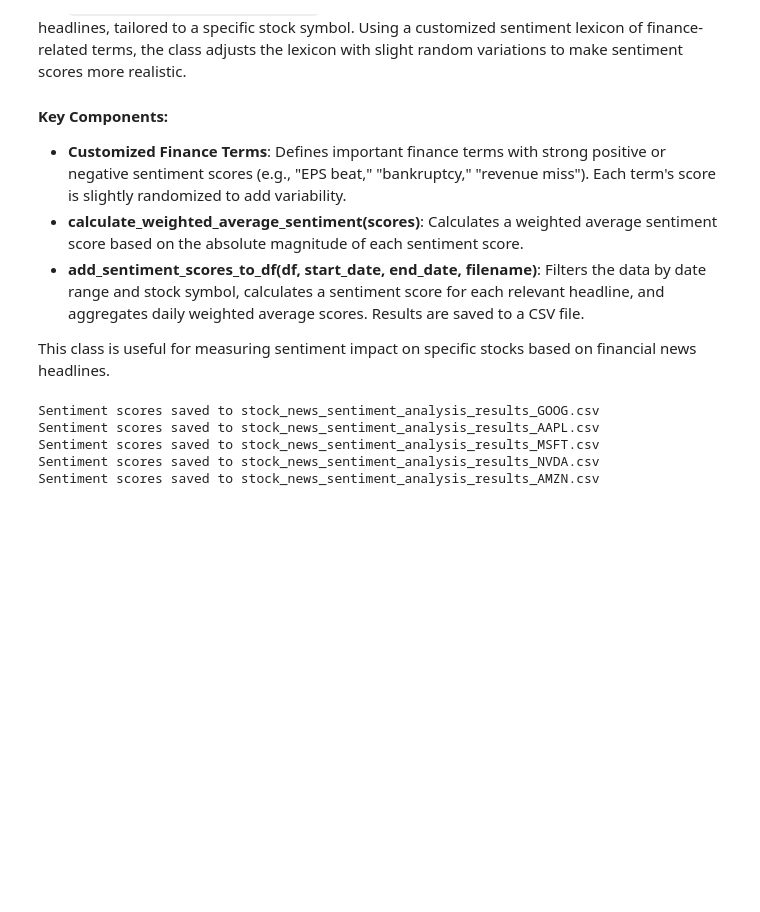
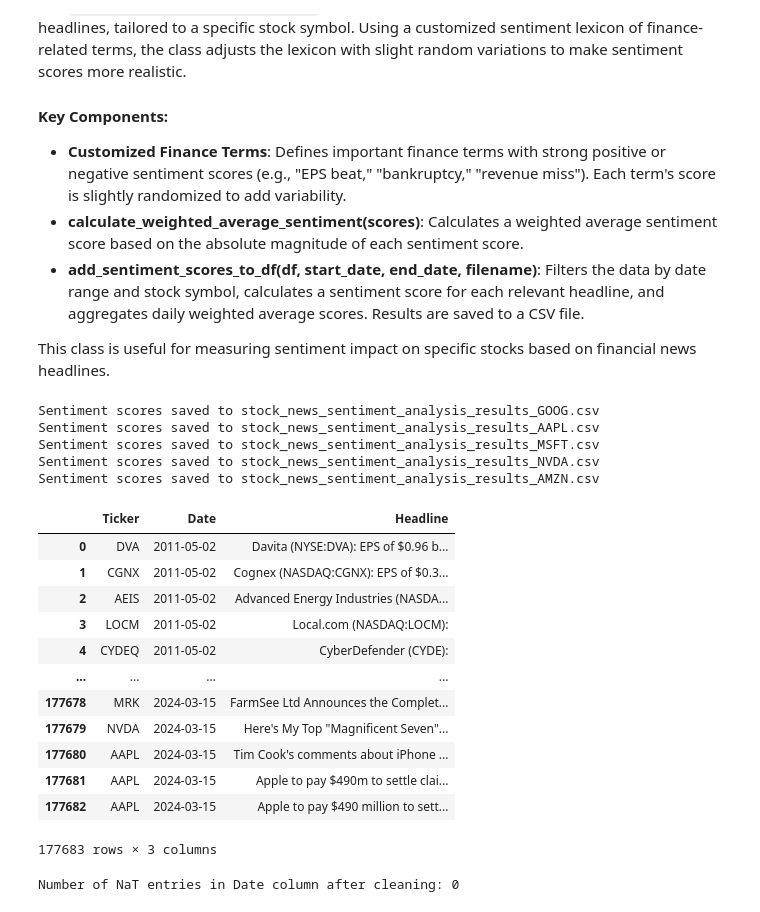
Before and after one commit to rishabhtyagi989/SIGNS_2024, a Jupyter notebook: finance_sentiment_score.ipynb, the cells around one changed output. Saved outputs shown, nothing was run; the diff lists cells and outputs as text; code cells hidden in the pictures; blank space fills up the shorter version.

```diff
--- a/finance_sentiment_score.ipynb
+++ b/finance_sentiment_score.ipynb
@@ -477,19 +491,52 @@ class SentimentScoreAnalyzerStockNews:
         print(f"Sentiment scores saved to {filename}")
 # %%
 # Load the CSV file with a specified encoding
-df = pd.read_csv('/Users/rishabhbhardwaj/Desktop/Bootcamp project/news_data/stock_news_data-2011-2024.csv', encoding='ISO-8859-1')
+df_new = pd.read_csv('/Users/rishabhbhardwaj/Desktop/Bootcamp project/news data/stock_news_data-2011-2024.csv')
 # Specify the date range
 start_date = "2011-05-02"
-end_date = "2024-03-15"
+end_date = "2024-11-09"
 stock_symbols = ['GOOG','AAPL','MSFT','NVDA','AMZN']
 for stock_symbol in stock_symbols:
     analyzer = SentimentScoreAnalyzerStockNews(stock_symbol)
 
     # Run the analysis and save results
-    analyzer.add_sentiment_scores_to_df(df, start_date, end_date, f'stock_news_sentiment_analysis_results_{stock_symbol}.csv')
+    analyzer.add_sentiment_scores_to_df(df_new, start_date, end_date, f'stock_news_sentiment_analysis_results_{stock_symbol}.csv')
 # %% [output]
 Sentiment scores saved to stock_news_sentiment_analysis_results_GOOG.csv
 Sentiment scores saved to stock_news_sentiment_analysis_results_AAPL.csv
 Sentiment scores saved to stock_news_sentiment_analysis_results_MSFT.csv
 Sentiment scores saved to stock_news_sentiment_analysis_results_NVDA.csv
 Sentiment scores saved to stock_news_sentiment_analysis_results_AMZN.csv
+# %%
+df_new
+# %% [output]
+|  | Ticker | Date | Headline |
+| 0 | DVA | 2011-05-02 | Davita (NYSE:DVA): EPS of $0.96 b... |
+| 1 | CGNX | 2011-05-02 | Cognex (NASDAQ:CGNX): EPS of $0.3... |
+| 2 | AEIS | 2011-05-02 | Advanced Energy Industries (NASDA... |
+| 3 | LOCM | 2011-05-02 | Local.com (NASDAQ:LOCM): |
+| 4 | CYDEQ | 2011-05-02 | CyberDefender (CYDE): |
+| ... | ... | ... | ... |
+| 177678 | MRK | 2024-03-15 | FarmSee Ltd Announces the Complet... |
+| 177679 | NVDA | 2024-03-15 | Here's My Top "Magnificent Seven"... |
+| 177680 | AAPL | 2024-03-15 | Tim Cook's comments about iPhone ... |
+| 177681 | AAPL | 2024-03-15 | Apple to pay $490m to settle clai... |
+| 177682 | AAPL | 2024-03-15 | Apple to pay $490 million to sett... |
+177683 rows × 3 columns
+# %%
+# Load the CSV file
+df = pd.read_csv('/Users/rishabhbhardwaj/Desktop/Bootcamp project/news data/stock_news_data-2011-2024.csv')
+
+# Strip any trailing whitespace from the Date column
+df['Date'] = df['Date'].str.strip()
+
+# Convert the Date column to datetime format, coercing any errors to NaT
+df['Date'] = pd.to_datetime(df['Date'], errors='coerce')
+
+# Verify if there are any NaT values remaining
+print(f"Number of NaT entries in Date column after cleaning: {df['Date'].isna().sum()}")
+
+# Optionally, save the cleaned DataFrame back to a CSV file
+df.to_csv('/Users/rishabhbhardwaj/Desktop/Bootcamp project/news data/cleaned_stock_news_data-2011-2024.csv', index=False)
+# %% [output]
+Number of NaT entries in Date column after cleaning: 0
```
Also changed, not shown: parts of 19 cells of this notebook, 1 other file.
